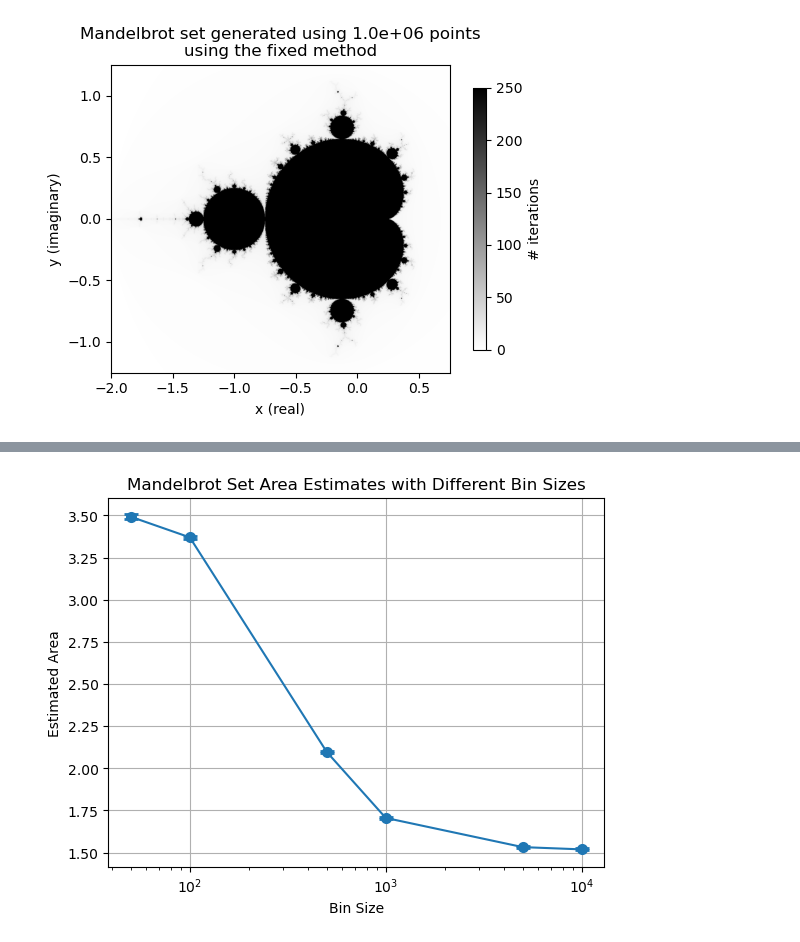
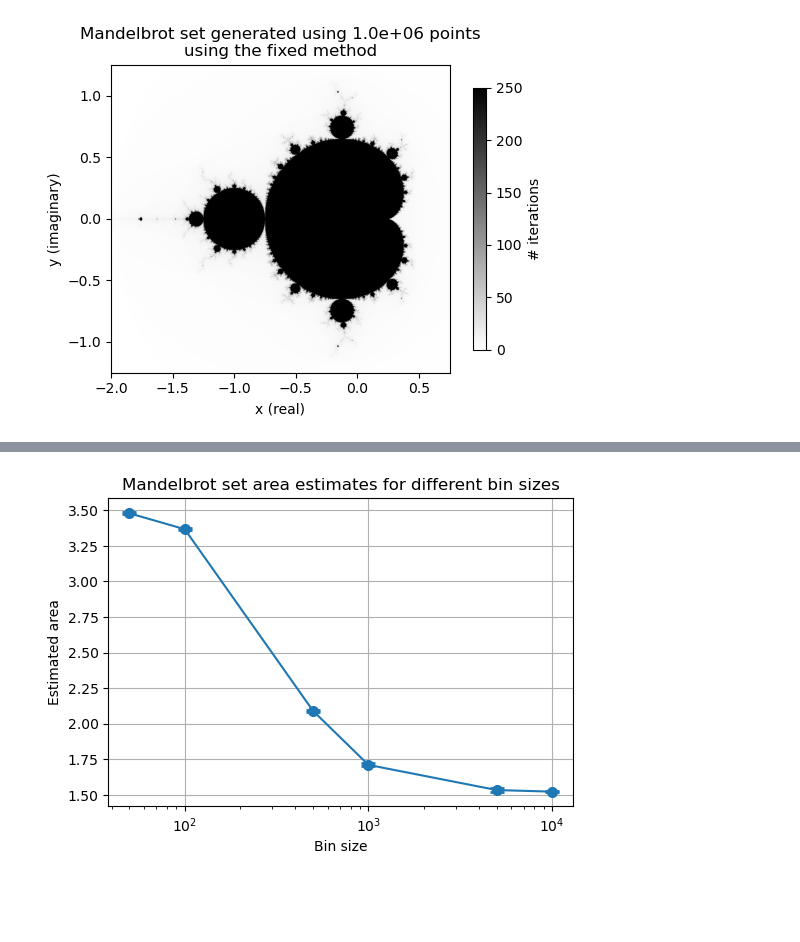
Before and after one commit to jonas4climate/ss-assignment1, a Jupyter notebook: CalvinLaw_11306734_RaymondZhang_14865904_JonasSchaefer_14039982_1.ipynb, the cells around one changed output, grey strips where cells are left out. Drawn from its saved outputs; the diff is of its cells as text; code cells hidden in the pictures; blank space fills up the shorter version.

```diff
--- a/CalvinLaw_11306734_RaymondZhang_14865904_JonasSchaefer_14039982_1.ipynb
+++ b/CalvinLaw_11306734_RaymondZhang_14865904_JonasSchaefer_14039982_1.ipynb
@@ -667,7 +678,7 @@ num_repetitions = 5
 mean_estimates = []
 std_devs = []
 
-for bins in bin_sizes:
+for bins in tqdm(bin_sizes):
     estimates = []
     for _ in range(num_repetitions):
         pdf = compute_importance_sampling_distribution(
@@ -679,17 +690,19 @@ for bins in bin_sizes:
 
     mean_estimates.append(np.mean(estimates))
     std_devs.append(np.std(estimates))
-
-plt.errorbar(bin_sizes, mean_estimates, yerr=std_devs, fmt='-o',
-             capsize=5, elinewidth=2, markeredgewidth=2)
-plt.xlabel('Bin Size')
-plt.ylabel('Estimated Area')
-plt.title('Mandelbrot Set Area Estimates with Different Bin Sizes')
-plt.xscale('log')
-plt.yscale('linear')
-plt.grid(True)
-# %% [output]
-[figure, removed]
+# %%
+plt.figure(figsize=(6, 4))
+plt.errorbar(bin_sizes, mean_estimates, yerr=std_devs, fmt='-o',
+             capsize=5, elinewidth=2, markeredgewidth=2)
+plt.xlabel('Bin size')
+plt.ylabel('Estimated area')
+plt.title('Mandelbrot set area estimates for different bin sizes')
+plt.xscale('log')
+plt.yscale('linear')
+plt.grid(True)
+plt.savefig(f'{SAVE_DIR}/different_bin_sizes.png', dpi=300)
+# %% [output]
+[figure, added]
 # %%
 # Calvin
 
```
Also changed, not shown: parts of 15 cells of this notebook.
